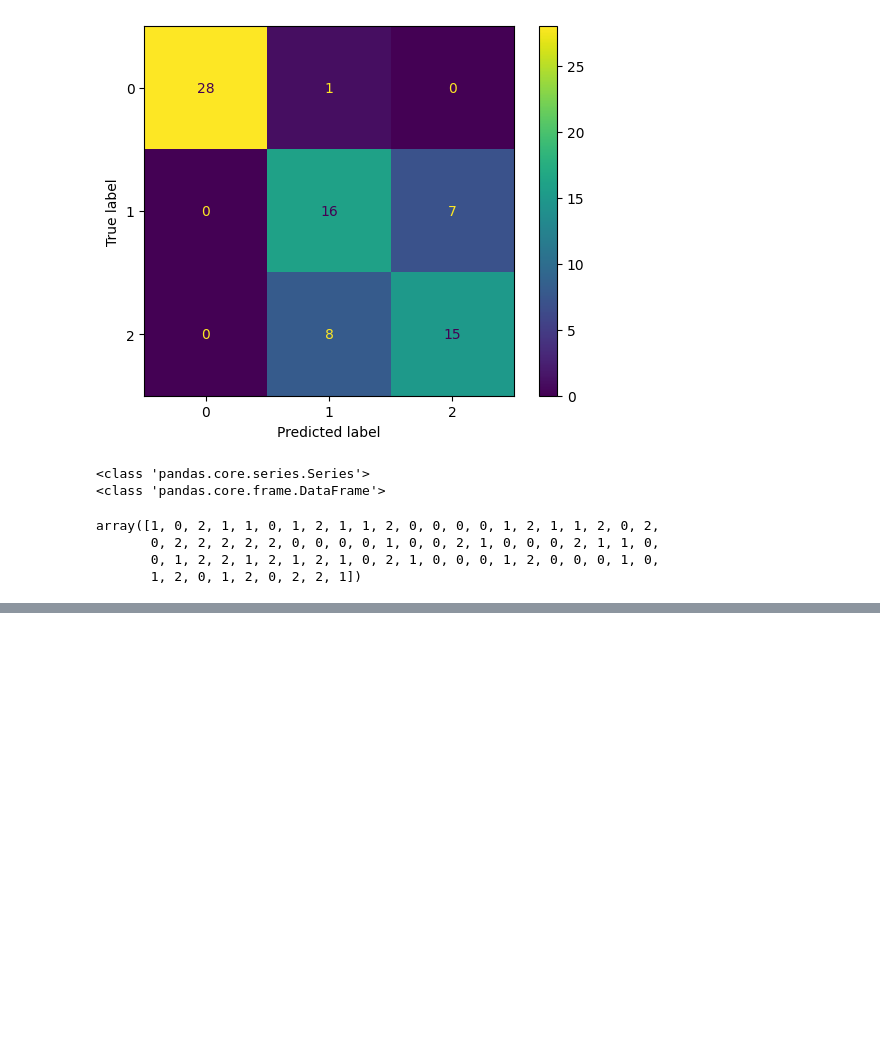
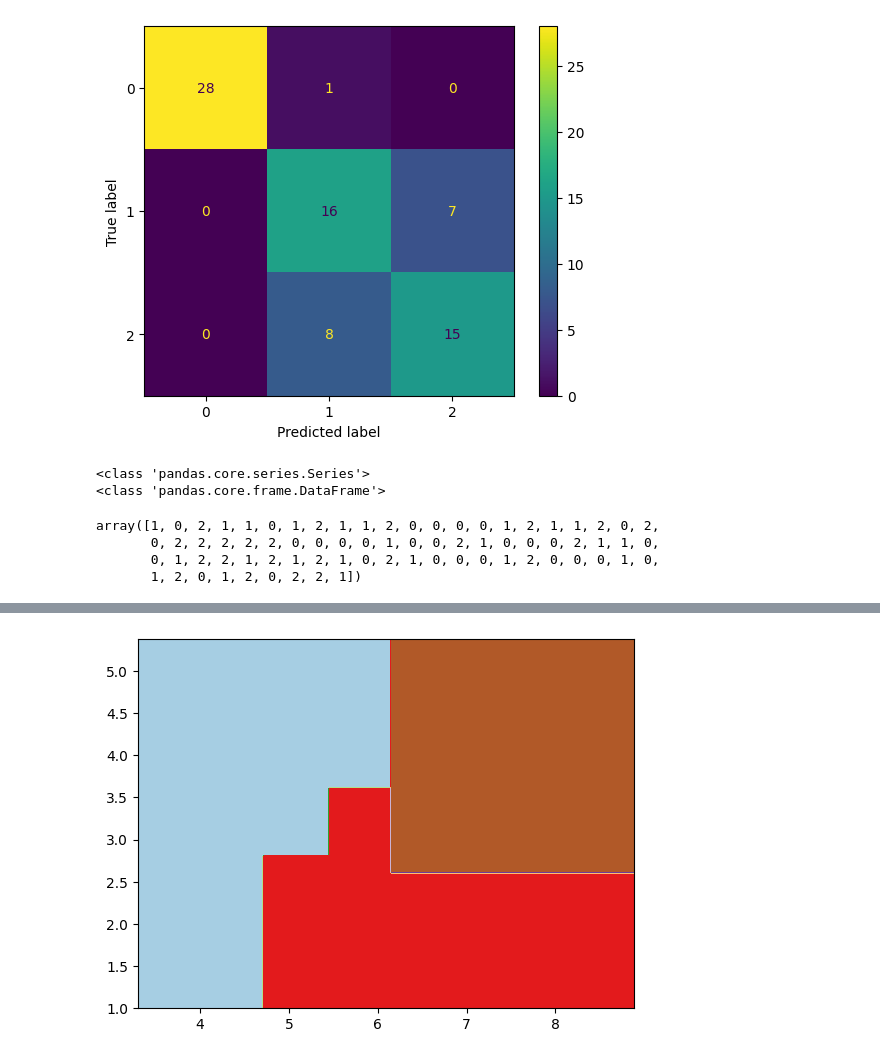
Before and after one commit to andreasmk/Iris-Classification, a Jupyter notebook: iris.ipynb, the cells around one changed output, grey strips where cells are left out. Drawn from its saved outputs; the diff is of its cells as text; code cells hidden in the pictures; blank space fills up the shorter version.

```diff
--- a/iris.ipynb
+++ b/iris.ipynb
@@ -248,0 +312,27 @@ for i in range(len(y_data)):
+# %%
+h = 0.02
+a = df.get("sepal length (cm)")
+b = df.get("sepal width (cm)")
+x_min, x_max = a.min() - 1, a.max() + 1
+y_min, y_max = b.min() - 1, b.max() + 1
+xx, yy = np.meshgrid(np.arange(x_min, x_max, h), np.arange(y_min, y_max, h))
+
+# Plot the decision boundary. For that, we will assign a color to each
+# point in the mesh [x_min, m_max]x[y_min, y_max].
+Z = clf.predict(np.c_[xx.ravel(), yy.ravel()])
+# Put the result into a color plot
+Z = Z.reshape(xx.shape)
+cs = plt.contourf(xx, yy, Z, cmap=plt.cm.Paired)
+plt.axis('tight')
+
+
+
+
+
+# from sklearn.inspection import DecisionBoundaryDisplay
+# # Plot the decision boundary
+# ax = plt.plot()
+# plt.tight_layout(h_pad=0.5, w_pad=0.5, pad=2.5)
+# DecisionBoundaryDisplay.from_estimator(clf, X, cmap=plt.cm.RdYlBu, response_method="predict", ax=ax, xlabel=dataset.feature_names[0], ylabel=dataset.feature_names[1], alpha = 0.5)
+# %% [output]
+[figure, added]
```
Also changed, not shown: parts of 4 cells of this notebook.
